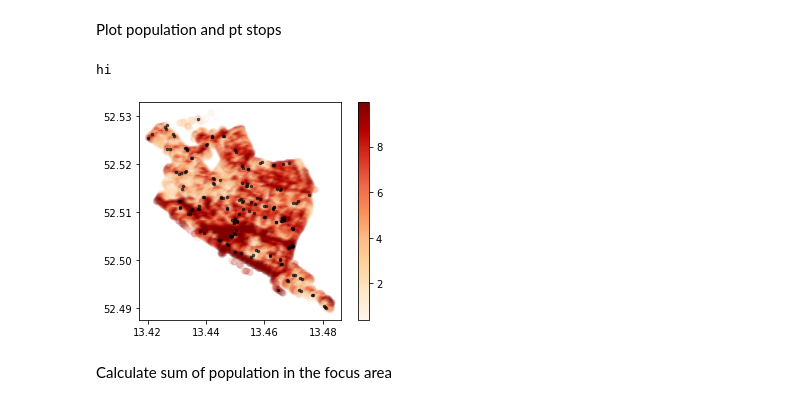
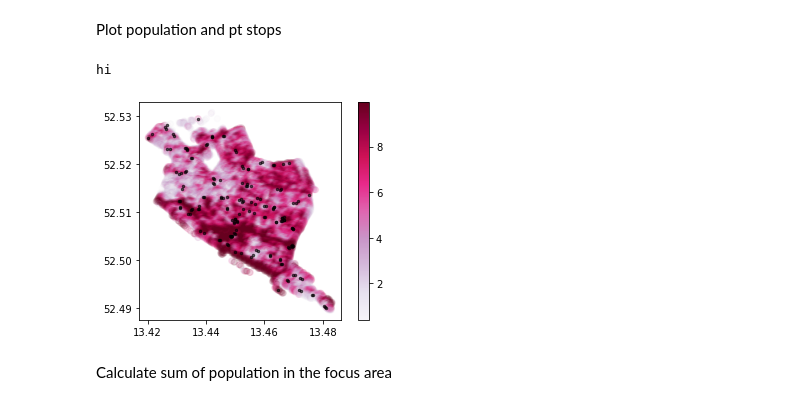
Before and after one commit to DLR-VF/PtAC, a Jupyter notebook: examples/friedrichshain_example.ipynb, the cells around one changed output. Saved outputs shown, nothing was run; the diff lists cells and outputs as text; code cells hidden in the pictures.

```diff
--- a/examples/friedrichshain_example.ipynb
+++ b/examples/friedrichshain_example.ipynb
@@ -20,13 +20,13 @@ boundary_gdf = gpd.GeoDataFrame(index=[0], crs='epsg:4326', geometry=[population
 Plot population and pt stops
 # %%
 
-ax = population_points.plot(column= "pop", cmap='OrRd', legend=True, alpha=0.1)
+ax = population_points.plot(column= "pop", cmap='PuRd', legend=True, alpha=0.1)
 
 stops.plot(color="black", ax=ax, markersize=6, alpha=0.6)
 print("hi")
 # %% [output]
 hi
-[figure, old version]
+[figure, new version]
 # %% [markdown]
 Calculate sum of population in the focus area
 # %%
```
Also changed, not shown: parts of 10 cells of this notebook, 2 other files.
